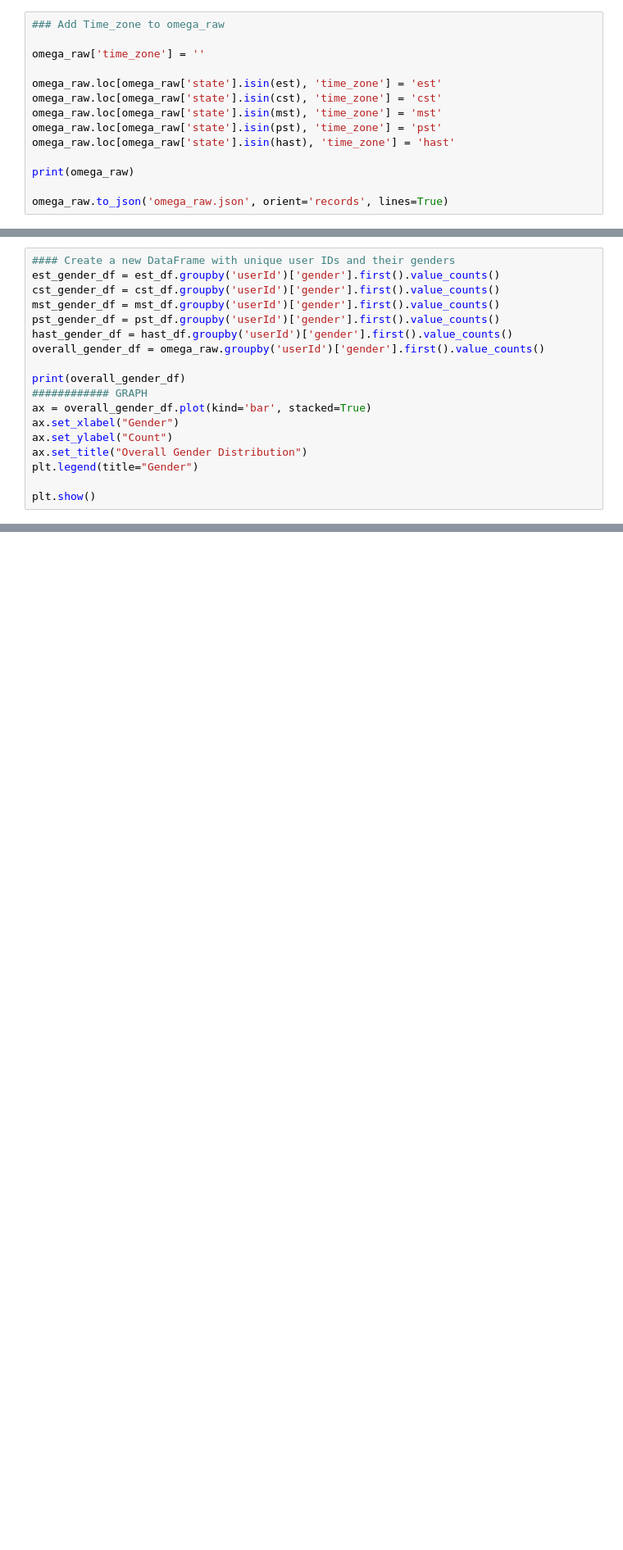
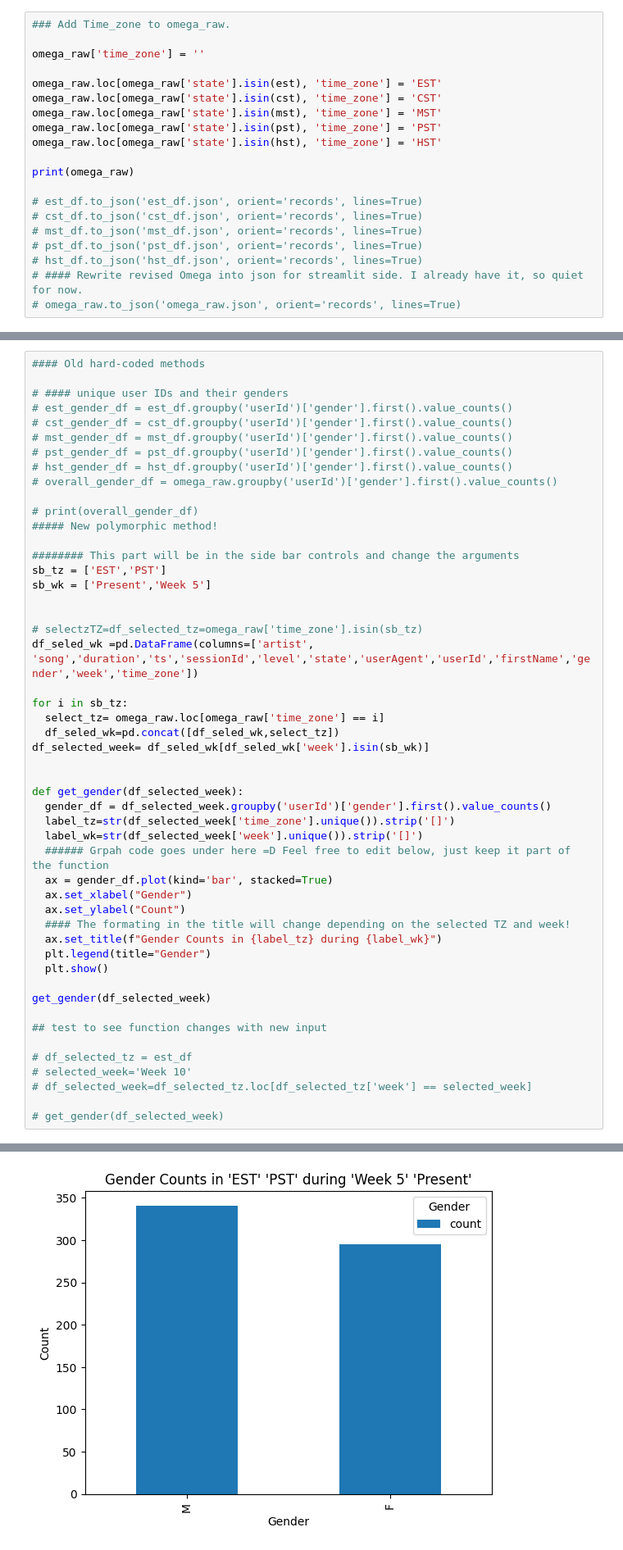
Before and after one commit to mnawar27/CaDence_nb.st_version, a Jupyter notebook: CaDence.ipynb, the cells around one changed output, grey strips where cells are left out. Shown at 82% size. Cells and saved outputs as stored; diff of their text form; blank space fills up the shorter version.

```diff
--- a/CaDence.ipynb
+++ b/CaDence.ipynb
@@ -87,15 +139,21 @@ hast_df = omega_raw[omega_raw['state'].isin(hast)]
 # %%
-### Add Time_zone to omega_raw
+### Add Time_zone to omega_raw.
 
 omega_raw['time_zone'] = ''
 
-omega_raw.loc[omega_raw['state'].isin(est), 'time_zone'] = 'est'
-omega_raw.loc[omega_raw['state'].isin(cst), 'time_zone'] = 'cst'
-omega_raw.loc[omega_raw['state'].isin(mst), 'time_zone'] = 'mst'
-omega_raw.loc[omega_raw['state'].isin(pst), 'time_zone'] = 'pst'
-omega_raw.loc[omega_raw['state'].isin(hast), 'time_zone'] = 'hast'
+omega_raw.loc[omega_raw['state'].isin(est), 'time_zone'] = 'EST'
+omega_raw.loc[omega_raw['state'].isin(cst), 'time_zone'] = 'CST'
+omega_raw.loc[omega_raw['state'].isin(mst), 'time_zone'] = 'MST'
+omega_raw.loc[omega_raw['state'].isin(pst), 'time_zone'] = 'PST'
+omega_raw.loc[omega_raw['state'].isin(hst), 'time_zone'] = 'HST'
 
 print(omega_raw)
 
-omega_raw.to_json('omega_raw.json', orient='records', lines=True)
+# est_df.to_json('est_df.json', orient='records', lines=True)
+# cst_df.to_json('cst_df.json', orient='records', lines=True)
+# mst_df.to_json('mst_df.json', orient='records', lines=True)
+# pst_df.to_json('pst_df.json', orient='records', lines=True)
+# hst_df.to_json('hst_df.json', orient='records', lines=True)
+# #### Rewrite revised Omega into json for streamlit side. I already have it, so quiet for now.
+# omega_raw.to_json('omega_raw.json', orient='records', lines=True)
 # %% [output]
@@ -119,19 +181,51 @@ omega_raw.to_json('omega_raw.json', orient='records', lines=True)
 # %%
-#### Create a new DataFrame with unique user IDs and their genders
-est_gender_df = est_df.groupby('userId')['gender'].first().value_counts()
-cst_gender_df = cst_df.groupby('userId')['gender'].first().value_counts()
-mst_gender_df = mst_df.groupby('userId')['gender'].first().value_counts()
-pst_gender_df = pst_df.groupby('userId')['gender'].first().value_counts()
-hast_gender_df = hast_df.groupby('userId')['gender'].first().value_counts()
-overall_gender_df = omega_raw.groupby('userId')['gender'].first().value_counts()
+#### Old hard-coded methods
 
-print(overall_gender_df)
-############ GRAPH
-ax = overall_gender_df.plot(kind='bar', stacked=True)
-ax.set_xlabel("Gender")
-ax.set_ylabel("Count")
-ax.set_title("Overall Gender Distribution")
-plt.legend(title="Gender")
+# #### unique user IDs and their genders
+# est_gender_df = est_df.groupby('userId')['gender'].first().value_counts()
+# cst_gender_df = cst_df.groupby('userId')['gender'].first().value_counts()
+# mst_gender_df = mst_df.groupby('userId')['gender'].first().value_counts()
+# pst_gender_df = pst_df.groupby('userId')['gender'].first().value_counts()
+# hst_gender_df = hst_df.groupby('userId')['gender'].first().value_counts()
+# overall_gender_df = omega_raw.groupby('userId')['gender'].first().value_counts()
 
-plt.show()
+# print(overall_gender_df)
+##### New polymorphic method!
+
+######## This part will be in the side bar controls and change the arguments
+sb_tz = ['EST','PST']
+sb_wk = ['Present','Week 5']
+
+
+# selectzTZ=df_selected_tz=omega_raw['time_zone'].isin(sb_tz)
+df_seled_wk =pd.DataFrame(columns=['artist', 'song','duration','ts','sessionId','level','state','userAgent','userId','firstName','gender','week','time_zone'])
+
+for i in sb_tz:
+  select_tz= omega_raw.loc[omega_raw['time_zone'] == i]
+  df_seled_wk=pd.concat([df_seled_wk,select_tz])
+df_selected_week= df_seled_wk[df_seled_wk['week'].isin(sb_wk)]
+
+
+def get_gender(df_selected_week):
+  gender_df = df_selected_week.groupby('userId')['gender'].first().value_counts()
+  label_tz=str(df_selected_week['time_zone'].unique()).strip('[]')
+  label_wk=str(df_selected_week['week'].unique()).strip('[]')
+  ###### Grpah code goes under here =D Feel free to edit below, just keep it part of the function
+  ax = gender_df.plot(kind='bar', stacked=True)
+  ax.set_xlabel("Gender")
+  ax.set_ylabel("Count")
+  #### The formating in the title will change depending on the selected TZ and week!
+  ax.set_title(f"Gender Counts in {label_tz} during {label_wk}")
+  plt.legend(title="Gender")
+  plt.show()
+
+get_gender(df_selected_week)
+
+## test to see function changes with new input
+
+# df_selected_tz = est_df
+# selected_week='Week 10'
+# df_selected_week=df_selected_tz.loc[df_selected_tz['week'] == selected_week]
+
+# get_gender(df_selected_week)
 # %% [output]
@@ -143 +233,2 @@ Name: count, dtype: int64
+[figure, added]
 # %%
```
Also changed, not shown: parts of 18 cells of this notebook, 1 other file.
